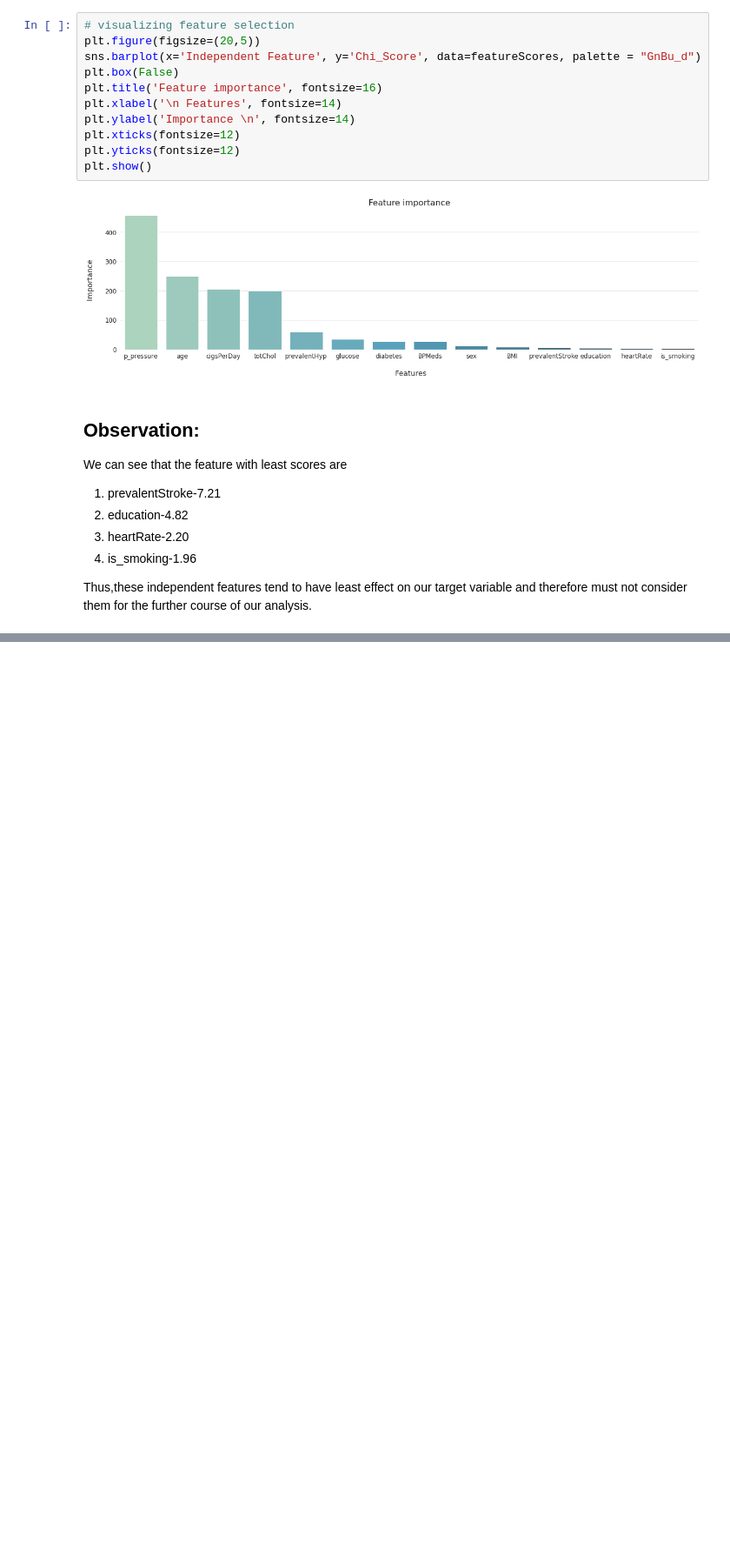
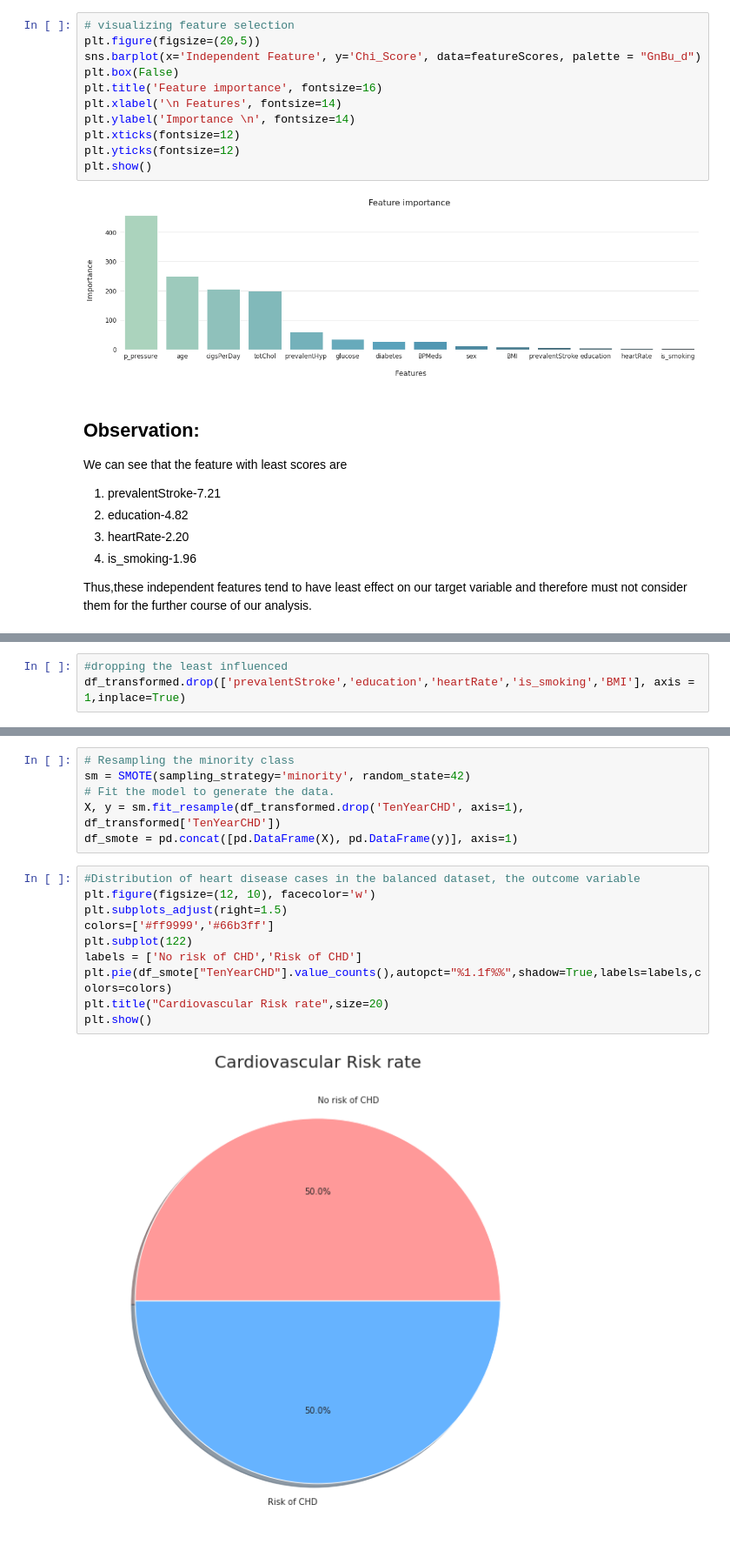
Before and after one commit to ParthSharma1197/Capstone-Project-Cardiovascular-Risk-Prediction, a Jupyter notebook: PARTH_SHARMA_Cardiovascular_Risk_Prediction_Capstone_Project.ipynb, the cells around one changed output, grey strips where cells are left out. Shown at 87% size. Cells and saved outputs as stored; diff of their text form; blank space fills up the shorter version.

```diff
--- a/PARTH_SHARMA_Cardiovascular_Risk_Prediction_Capstone_Project.ipynb
+++ b/PARTH_SHARMA_Cardiovascular_Risk_Prediction_Capstone_Project.ipynb
@@ -1023,0 +1017,3 @@ df_transformed.head(10)
+# %%
+#dropping the least influenced
+df_transformed.drop(['prevalentStroke','education','heartRate','is_smoking','BMI'], axis = 1,inplace=True)
@@ -1023,0 +1051,18 @@ df_transformed.head(10)
+# %%
+# Resampling the minority class
+sm = SMOTE(sampling_strategy='minority', random_state=42)
+# Fit the model to generate the data.
+X, y = sm.fit_resample(df_transformed.drop('TenYearCHD', axis=1), df_transformed['TenYearCHD'])
+df_smote = pd.concat([pd.DataFrame(X), pd.DataFrame(y)], axis=1)
+# %%
+#Distribution of heart disease cases in the balanced dataset, the outcome variable
+plt.figure(figsize=(12, 10), facecolor='w')
+plt.subplots_adjust(right=1.5)
+colors=['#ff9999','#66b3ff']
+plt.subplot(122)
+labels = ['No risk of CHD','Risk of CHD']
+plt.pie(df_smote["TenYearCHD"].value_counts(),autopct="%1.1f%%",shadow=True,labels=labels,colors=colors)
+plt.title("Cardiovascular Risk rate",size=20)
+plt.show()
+# %% [output]
+[figure, added]
```
Also changed, not shown: parts of 36 cells of this notebook.
